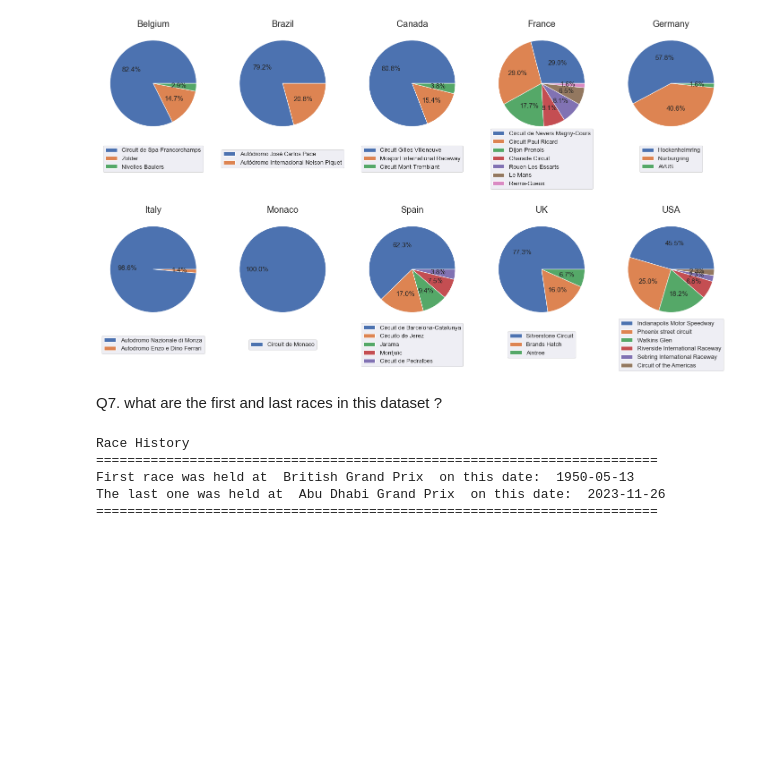
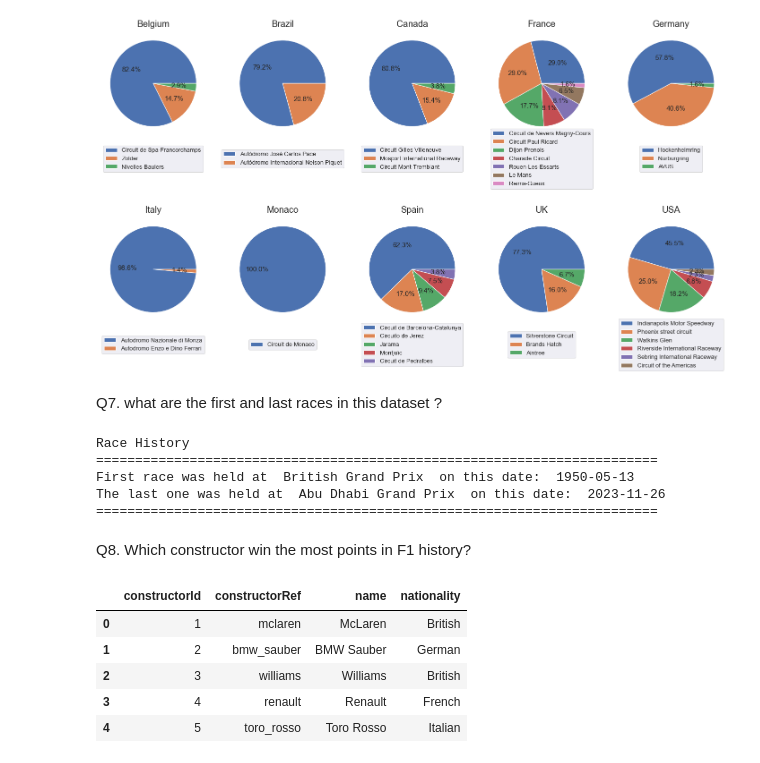
Before and after one commit to reha-hazir/F1-EDA-Grand-Prix-Analysis, a Jupyter notebook: main.ipynb, the cells around one changed output. Cells and saved outputs as stored; diff of their text form; code cells hidden in the pictures; blank space fills up the shorter version.

```diff
--- a/main.ipynb
+++ b/main.ipynb
@@ -373,3 +373,15 @@ Race History
 First race was held at  British Grand Prix  on this date:  1950-05-13
 The last one was held at  Abu Dhabi Grand Prix  on this date:  2023-11-26
 ========================================================================
+# %% [markdown]
+Q8. Which constructor win the most points in F1 history?
+# %%
+df_const = pd.read_csv('datasets/cleaned/constructors_cln.csv')
+df_const.head()
+# %% [output]
+|  | constructorId | constructorRef | name | nationality |
+| 0 | 1 | mclaren | McLaren | British |
+| 1 | 2 | bmw_sauber | BMW Sauber | German |
+| 2 | 3 | williams | Williams | British |
+| 3 | 4 | renault | Renault | French |
+| 4 | 5 | toro_rosso | Toro Rosso | Italian |
```
Also changed, not shown: parts of 3 cells of this notebook, 1 other file.
